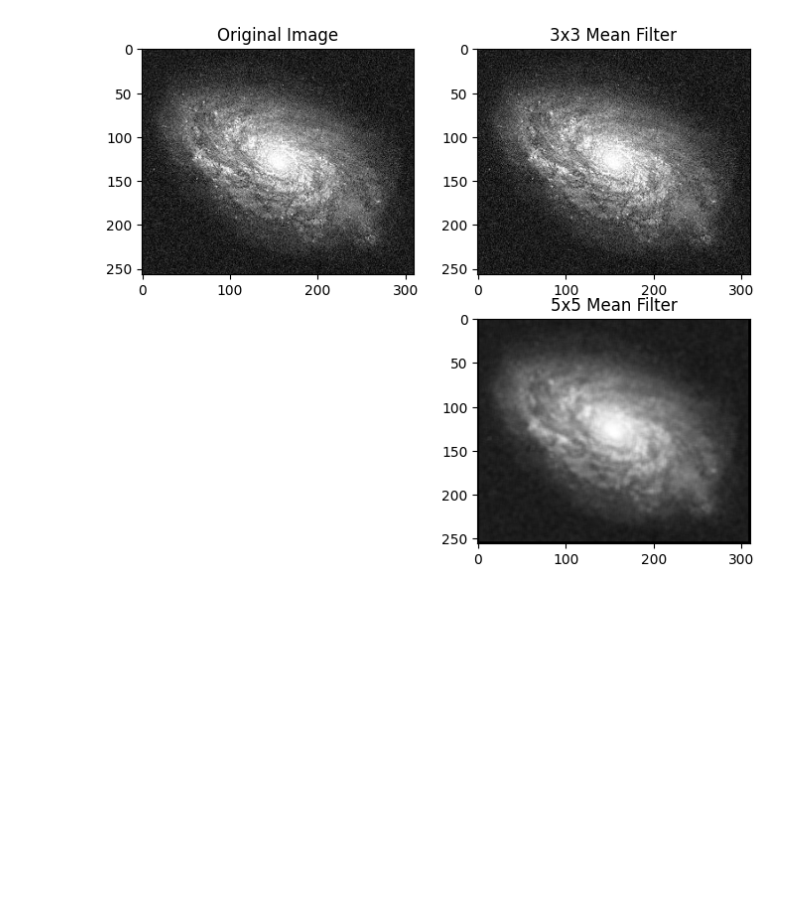
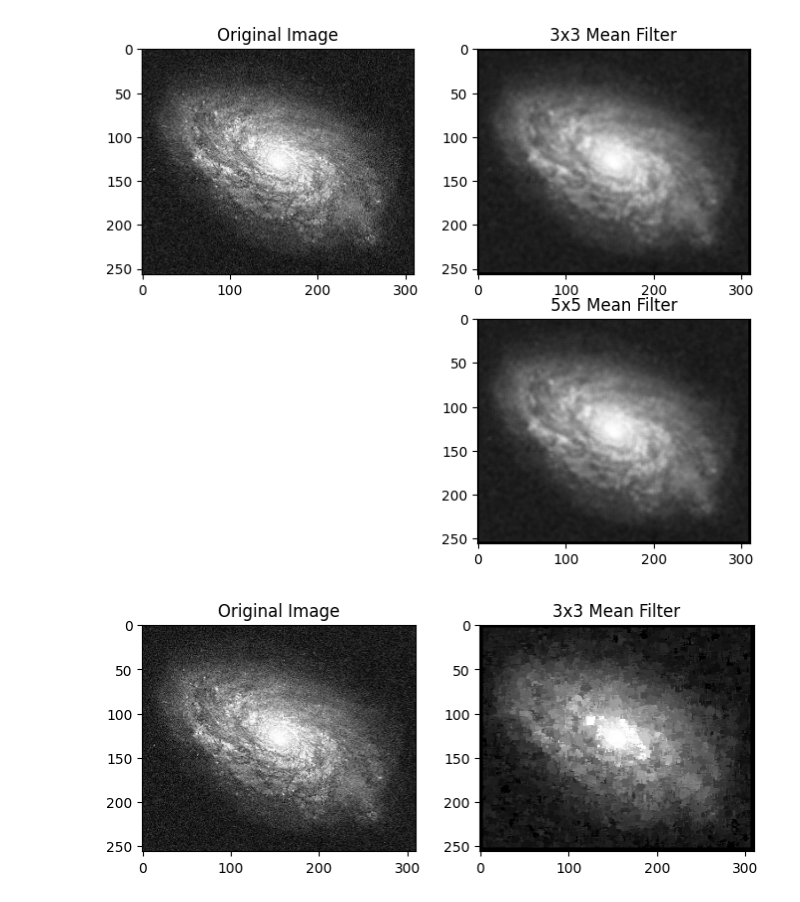
Before and after one commit to AlifiyulAkyun/PCVK_Genap_2023, a Jupyter notebook: uts.ipynb, the cells around one changed output. Drawn from its saved outputs; the diff is of its cells as text; code cells hidden in the pictures; blank space fills up the shorter version.

```diff
--- a/uts.ipynb
+++ b/uts.ipynb
@@ -156,14 +158,18 @@ def MeanFilter(image, filter_size):
 
 def main():
     # read image
-    gray_galaxy = cv2.imread('/content/drive/MyDrive/PCVK/image/noises-20230223T140529Z-001/noises/1.jpg', 0)
+    img_gray = cv2.imread('/content/drive/MyDrive/PCVK/image/noises-20230223T140529Z-001/noises/1.jpg')
+    img_gray_galaxy= cv.cvtColor(img_gray, cv.COLOR_BGR2GRAY)
+
+
+
     # use 3x3 mean filter
-    mean_3x3 = MeanFilter(gray_galaxy, 9)
+    mean_3x3_galaxy = MeanFilter(img_gray_galaxy, 9)
 
 
     # use 5x5 mean filter
-    mean_5x5_galaxy = MeanFilter(gray_galaxy, 25)
-     # set up side-by-side image display
+    mean_5x5_galaxy = MeanFilter(img_gray_galaxy, 25)
+    # set up side-by-side image display
     fig = plt.figure()
     fig.set_figheight(10)
     fig.set_figwidth(8)
@@ -171,15 +177,12 @@ def main():
     # display the oringinal image
     fig.add_subplot(3, 2, 1)
     plt.title('Original Image')
-    plt.imshow(gray_galaxy, cmap='gray')
-
-
+    plt.imshow(img_gray_galaxy, cmap='gray')
 
     # display 3x3 mean filter
     fig.add_subplot(3, 2, 2)
     plt.title('3x3 Mean Filter')
-    plt.imshow(gray_galaxy, cmap='gray')
-
+    plt.imshow(mean_3x3_galaxy, cmap='gray')
 
 
     # display 5x5 mean filter
@@ -196,3 +199,66 @@ if __name__ == "__main__":
     main()
 # %% [output]
 [figure]
+# %%
+
+# MODUS FILTERING
+
+def ModeFilter(image, filter_size):
+    # membuat array kosong
+    output = np.zeros(image.shape, dtype=np.uint8)
+
+    # membuat padding pada citra input
+    pad_width = filter_size // 2
+    padded_image = np.pad(image, pad_width, mode='constant')
+
+    # iterasi pada setiap piksel citra input
+    for i in range(pad_width, padded_image.shape[0] - pad_width):
+        for j in range(pad_width, padded_image.shape[1] - pad_width):
+            # membuat array kosong untuk piksel-piksel di dalam filter
+            values = np.zeros(filter_size * filter_size, dtype=np.uint8)
+            k = 0
+            # iterasi pada setiap piksel di dalam filter
+            for x in range(-pad_width, pad_width + 1):
+                for y in range(-pad_width, pad_width + 1):
+                    values[k] = padded_image[i + x, j + y]
+                    k += 1
+            # mencari nilai modus dari piksel-piksel di dalam filter
+            mode_value = np.bincount(values).argmax()
+            # menempatkan nilai modus ke dalam citra output
+            output[i - pad_width, j - pad_width] = mode_value
+
+    return output
+
+def main():
+    # read image
+    img_gray = cv2.imread('/content/drive/MyDrive/PCVK/image/noises-20230223T140529Z-001/noises/1.jpg')
+    img_gray_galaxy= cv.cvtColor(img_gray, cv.COLOR_BGR2GRAY)
+
+
+    # use 3x3 mean filter
+    modus_3x3_galaxy = ModusFilter(img_gray_galaxy, 9)
+
+     # set up side-by-side image display
+    fig = plt.figure()
+    fig.set_figheight(10)
+    fig.set_figwidth(8)
+
+    # display the original image
+    fig.add_subplot(3, 2, 1)
+    plt.title('Original Image')
+    plt.imshow(img_gray_galaxy, cmap='gray')
+
+    # display 3x3 modus filter
+    fig.add_subplot(3, 2, 2)
+    plt.title('3x3 Mean Filter')
+    plt.imshow(modus_3x3_galaxy, cmap='gray')
+
+
+
+
+    plt.show()
+
+if __name__ == "__main__":
+    main()
+# %% [output]
+[figure, added]
```
Also changed, not shown: parts of 1 cell of this notebook.
